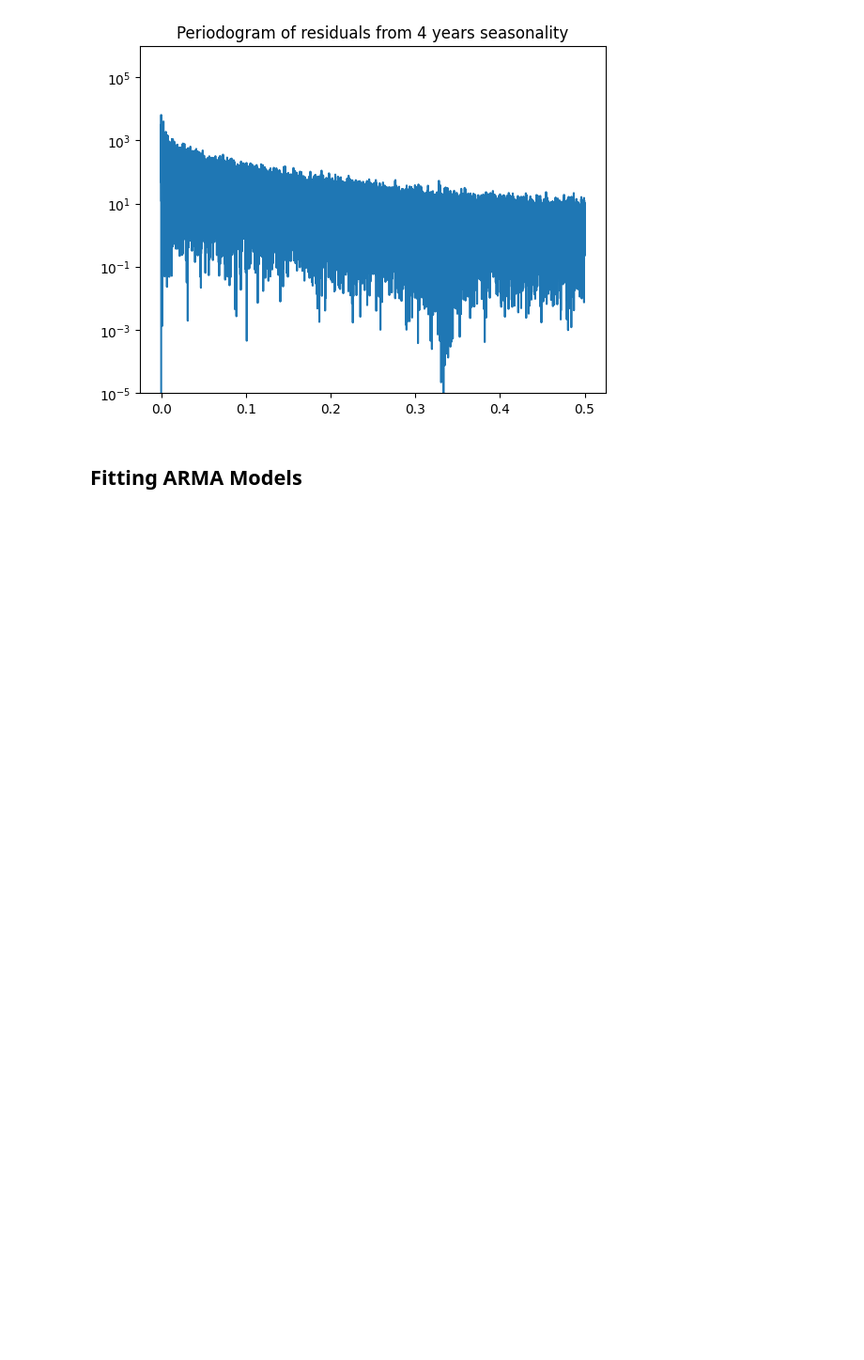
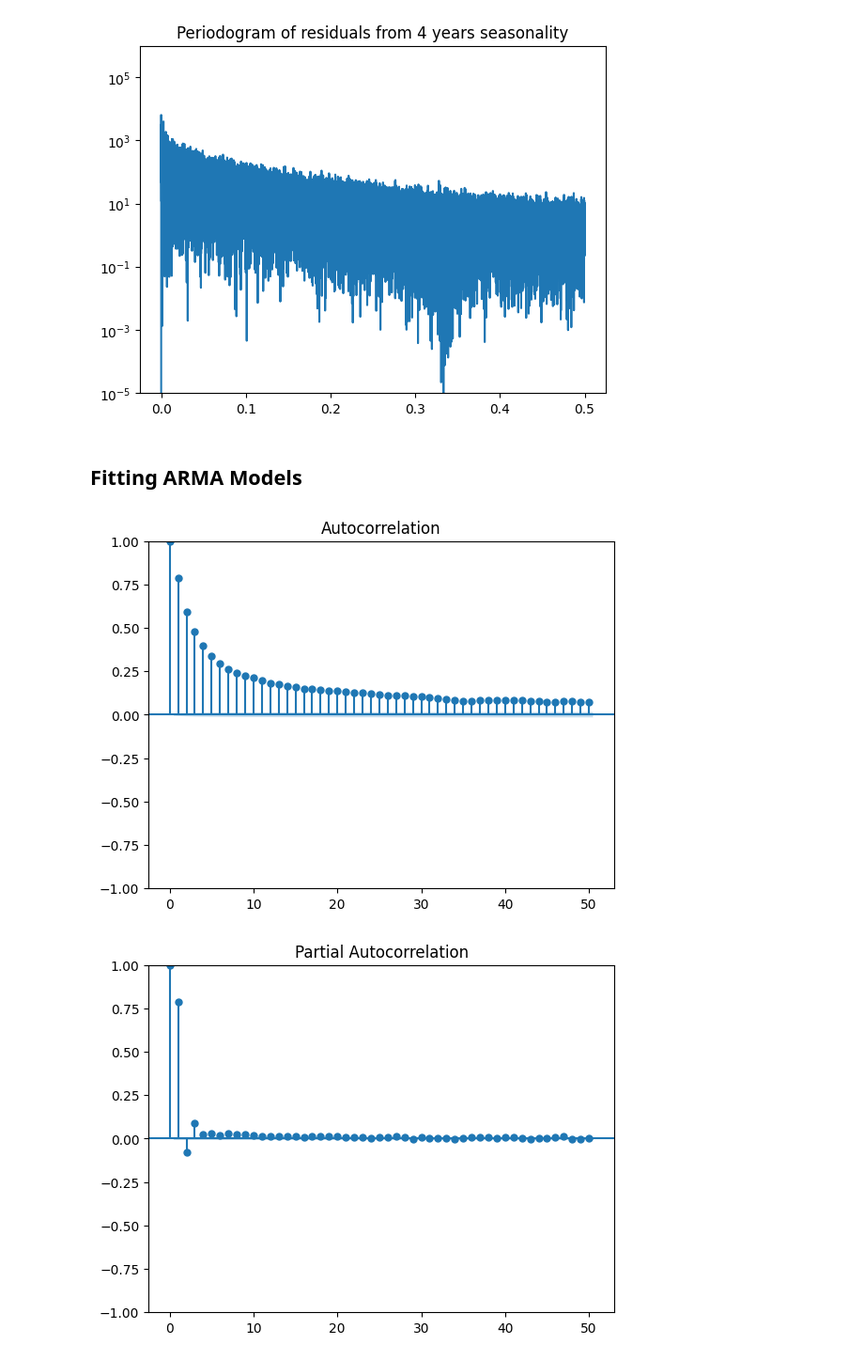
Before and after one commit to XindiLiu/TS_Project, a Jupyter notebook: partA.ipynb, the cells around one changed output. Shown at 94% size. Saved outputs shown, nothing was run; the diff lists cells and outputs as text; code cells hidden in the pictures; blank space fills up the shorter version.

```diff
--- a/partA.ipynb
+++ b/partA.ipynb
@@ -106,0 +105,14 @@ data_cleaned=seas_decompose_4_years.resid
+# %%
+# TODO
+
+from statsmodels.graphics.tsaplots import plot_acf
+from statsmodels.graphics.tsaplots import plot_pacf
+#from pmdarima import auto_arima
+
+##Plot the acf and pacf to determine the order
+plot_pacf(data_cleaned)
+plot_acf(data_cleaned)
+##The ACF decays geometrically, indicating that an ARMA model is suitable for fitting
+# %% [output]
+[figure, added]
+[figure, added]
```
Also changed, not shown: parts of 3 cells of this notebook.
